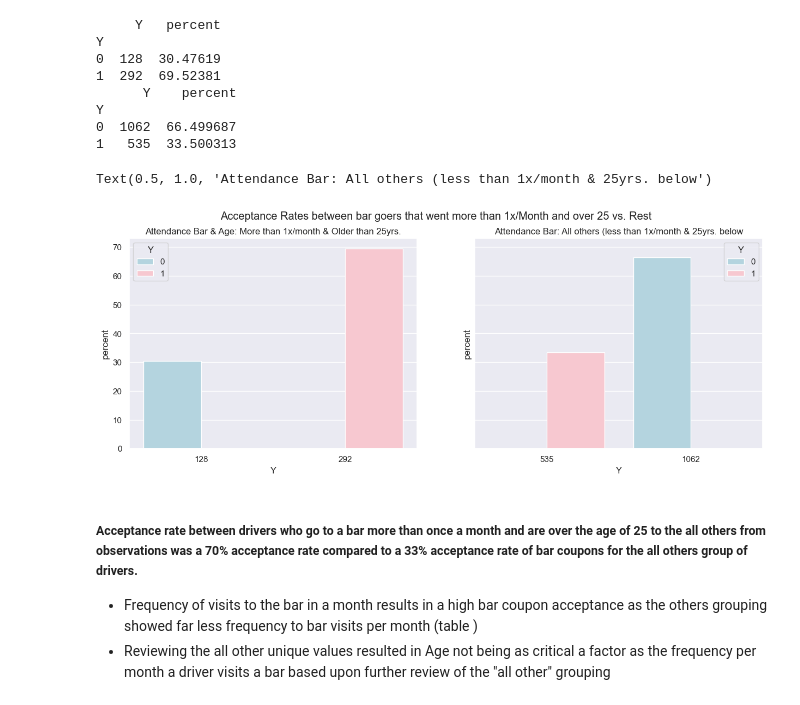
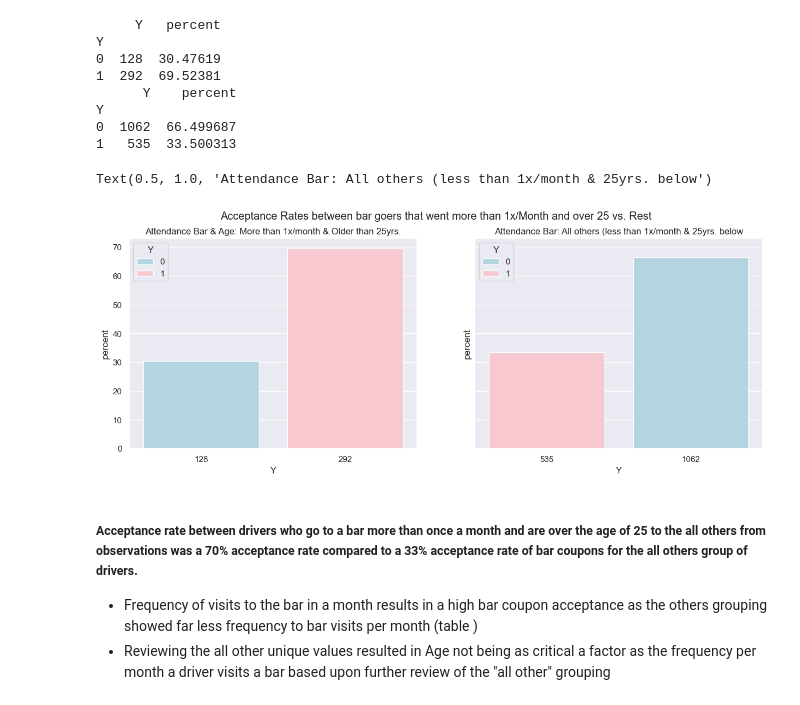
Before and after one commit to kesavan2017/ucbe-AIML-practical-application-51, a Jupyter notebook: prompt.ipynb, the cells around one changed output. Cells and saved outputs as stored; diff of their text form; code cells hidden in the pictures.

Commit message:
identified issue with subplots xlabels being offset - parameter dodge=false set to align x labels with bars

```diff
--- a/prompt.ipynb
+++ b/prompt.ipynb
@@ -394,17 +395,17 @@ Y
 # %%
 # Create subplots to visualize the tables
 #
 #
 fig3, axes = plt.subplots(1, 2, figsize=(15, 5), sharey=True)
 fig3.suptitle('Acceptance Rates between bar goers that went more than 1x/Month and over 25 vs. Rest')
 
-sns.barplot(ax=axes[0], x=df_bar_moreThan1perMonth_2['Y'], y=df_bar_moreThan1perMonth_2['percent'], hue=df_bar_moreThan1perMonth_2.index.astype(str), palette=['lightblue', 'pink'])
-sns.barplot(ax=axes[1], x=df_bar_all_other['Y'], y=df_bar_all_other['percent'], hue=df_bar_all_other.index.astype(str), palette=['lightblue', 'pink'])
+sns.barplot(ax=axes[0], x=df_bar_moreThan1perMonth_2['Y'], y=df_bar_moreThan1perMonth_2['percent'], hue=df_bar_moreThan1perMonth_2.index.astype(str), palette=['lightblue', 'pink'], dodge=False)
+sns.barplot(ax=axes[1], x=df_bar_all_other['Y'], y=df_bar_all_other['percent'], hue=df_bar_all_other.index.astype(str), palette=['lightblue', 'pink'], dodge=False)
 axes[0].set_title('Attendance Bar & Age: More than 1x/month & Older than 25yrs.')
 axes[1].set_title('Attendance Bar: All others (less than 1x/month & 25yrs. below')
 # %% [output]
 Text(0.5, 1.0, 'Attendance Bar: All others (less than 1x/month & 25yrs. below')
-[figure, old version]
+[figure, new version]
 # %% [markdown]
 ##### Acceptance rate between drivers who go to a bar more than once a month and are over the age of 25 to the all others from observations was a 70% acceptance rate compared to a 33% acceptance rate of bar coupons for the all others group of drivers.
 * Frequency of visits to the bar in a month results in a high bar coupon acceptance as the others grouping showed far less frequency to bar visits per month (table )
```
Also changed, not shown: parts of 7 cells of this notebook.
